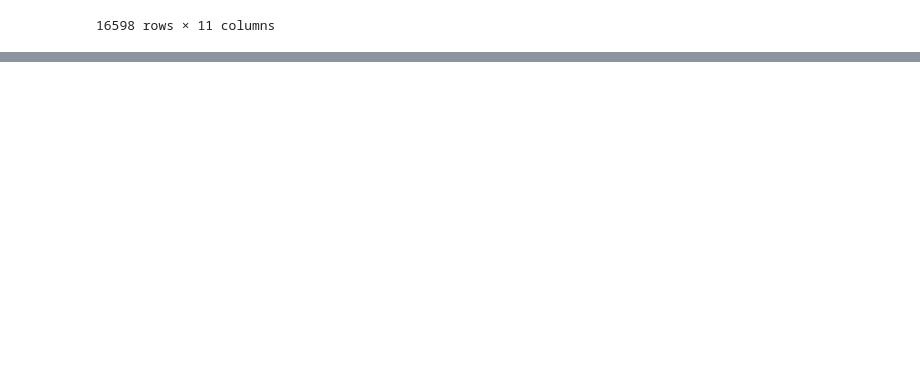
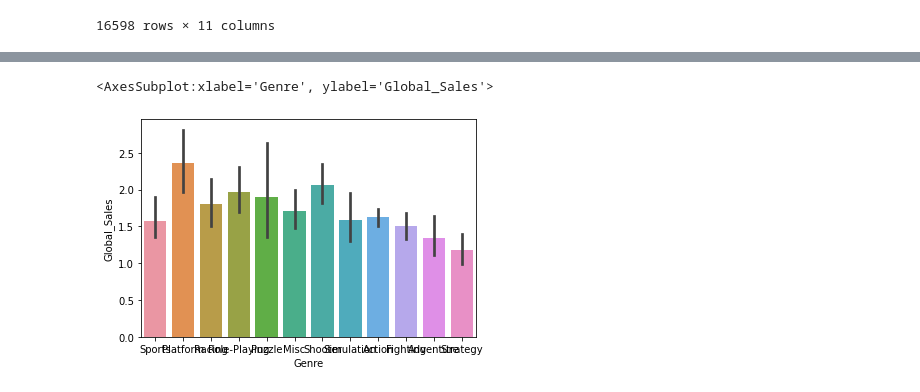
Before and after one commit to paulaked/data25-visualisations, a Jupyter notebook: task.ipynb, the cells around one changed output, grey strips where cells are left out. Cells and saved outputs as stored; diff of their text form; code cells hidden in the pictures; blank space fills up the shorter version.

Commit message:
added some visualisations

```diff
--- a/task.ipynb
+++ b/task.ipynb
@@ -37,0 +41,5 @@ clean_data
+# %%
+sns.barplot(x='Genre', y='Global_Sales', data = clean_data)
+# %% [output]
+<AxesSubplot:xlabel='Genre', ylabel='Global_Sales'>
+[figure, added]
```
Also changed, not shown: parts of 4 cells of this notebook.
